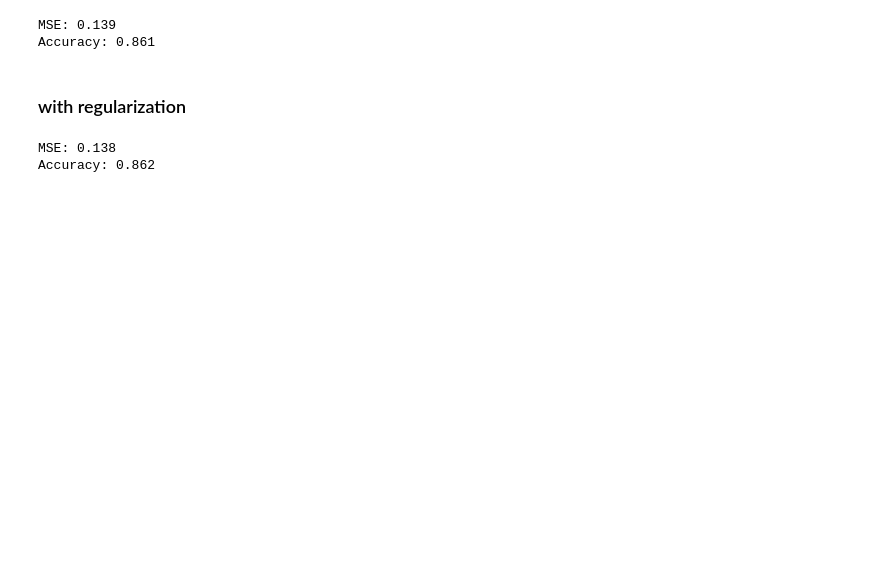
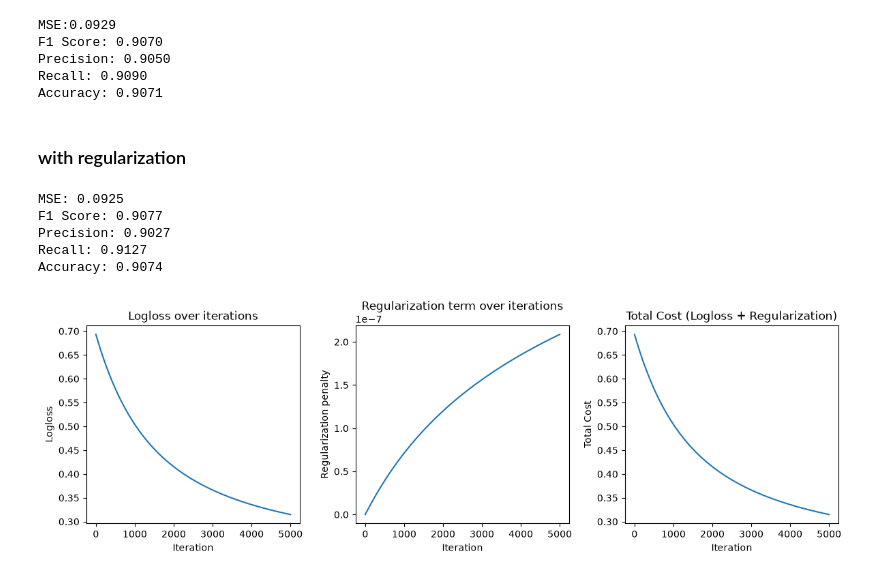
Before and after one commit to sush4nt/ml-core, a Jupyter notebook: notebooks/logistic_regression.ipynb, the cells around one changed output. Saved outputs shown, nothing was run; the diff lists cells and outputs as text; code cells hidden in the pictures; blank space fills up the shorter version.

```diff
--- a/notebooks/logistic_regression.ipynb
+++ b/notebooks/logistic_regression.ipynb
@@ -40,26 +77,75 @@ predictions_og = model_og.predict(X_test)
 
 
 mse_og = mean_squared_error(y_test, predictions_og)
-print("MSE:", mse_og)
+print(f"MSE:{mse_og:.4f}")
+
+f1_og = f1_score(y_test, predictions_og)
+print(f"F1 Score: {f1_og:.4f}")
+
+precision_og = precision_score(y_test, predictions_og)
+print(f"Precision: {precision_og:.4f}")
+
+recall_og = recall_score(y_test, predictions_og)
+print(f"Recall: {recall_og:.4f}")
 
 accu_og = accuracy_score(y_test, predictions_og)
-print("Accuracy:", accu_og)
+print(f"Accuracy: {accu_og:.4f}")
 # %% [output]
-MSE: 0.139
-Accuracy: 0.861
+MSE:0.0929
+F1 Score: 0.9070
+Precision: 0.9050
+Recall: 0.9090
+Accuracy: 0.9071
 # %% [markdown]
 ### with regularization
 # %%
-model = CustomLogisticRegression(learning_rate=0.01, n_iters=1000, l1=True, alpha=100)
-model.fit(X_train, y_train)
+model = CustomLogisticRegression(learning_rate=0.001, n_iters=5000, l1=True, alpha=0.01, tol=1e-4, patience=50)
+history_l1 = model.fit(X_train, y_train)
 predictions = model.predict(X_test)
 
 mse = mean_squared_error(y_test, predictions)
-print("MSE:", mse)
+print(f"MSE: {mse:.4f}")
+
+f1 = f1_score(y_test, predictions)
+print(f"F1 Score: {f1:.4f}")
+
+precision = precision_score(y_test, predictions)
+print(f"Precision: {precision:.4f}")
+
+recall = recall_score(y_test, predictions)
+print(f"Recall: {recall:.4f}")
 
 accu = accuracy_score(y_test, predictions)
-print("Accuracy:", accu)
+print(f"Accuracy: {accu:.4f}")
 # %% [output]
-MSE: 0.138
-Accuracy: 0.862
+MSE: 0.0925
+F1 Score: 0.9077
+Precision: 0.9027
+Recall: 0.9127
+Accuracy: 0.9074
+# %%
+plt.figure(figsize=(12, 4))
+
+plt.subplot(1, 3, 1)
+plt.plot(history_l1['logloss_history'])
+plt.xlabel('Iteration')
+plt.ylabel('Logloss')
+plt.title('Logloss over iterations')
+
+plt.subplot(1, 3, 2)
+plt.plot(history_l1['regularization_history'])
+plt.xlabel('Iteration')
+plt.ylabel('Regularization penalty')
+plt.title('Regularization term over iterations')
+
+plt.subplot(1, 3, 3)
+plt.plot(history_l1['cost_history'])
+plt.xlabel('Iteration')
+plt.ylabel('Total Cost')
+plt.title('Total Cost (Logloss + Regularization)')
+
+plt.tight_layout()
+plt.show()
+# %% [output]
+[figure, added]
 # %%
```
Also changed, not shown: parts of 7 cells of this notebook, 2 other files.
